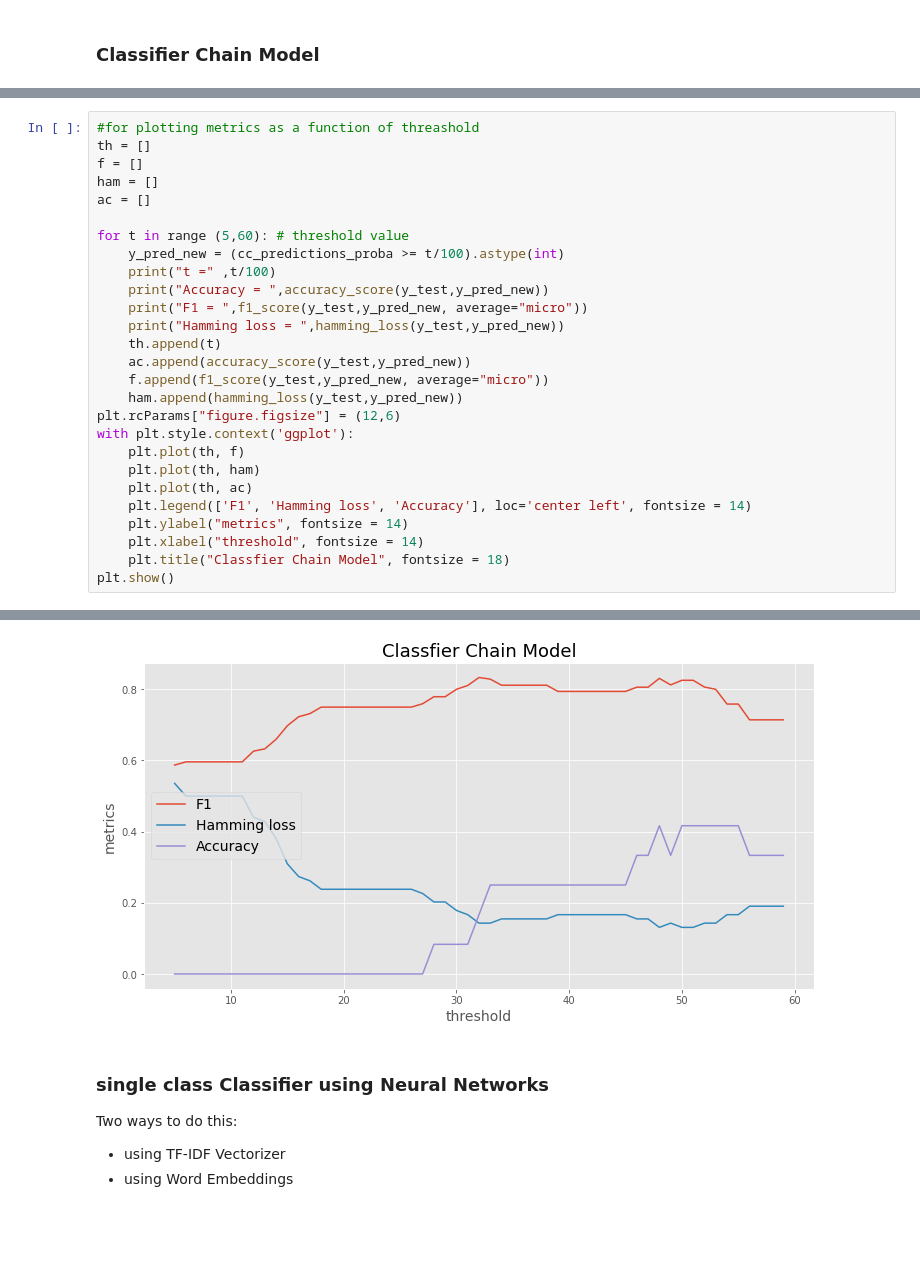
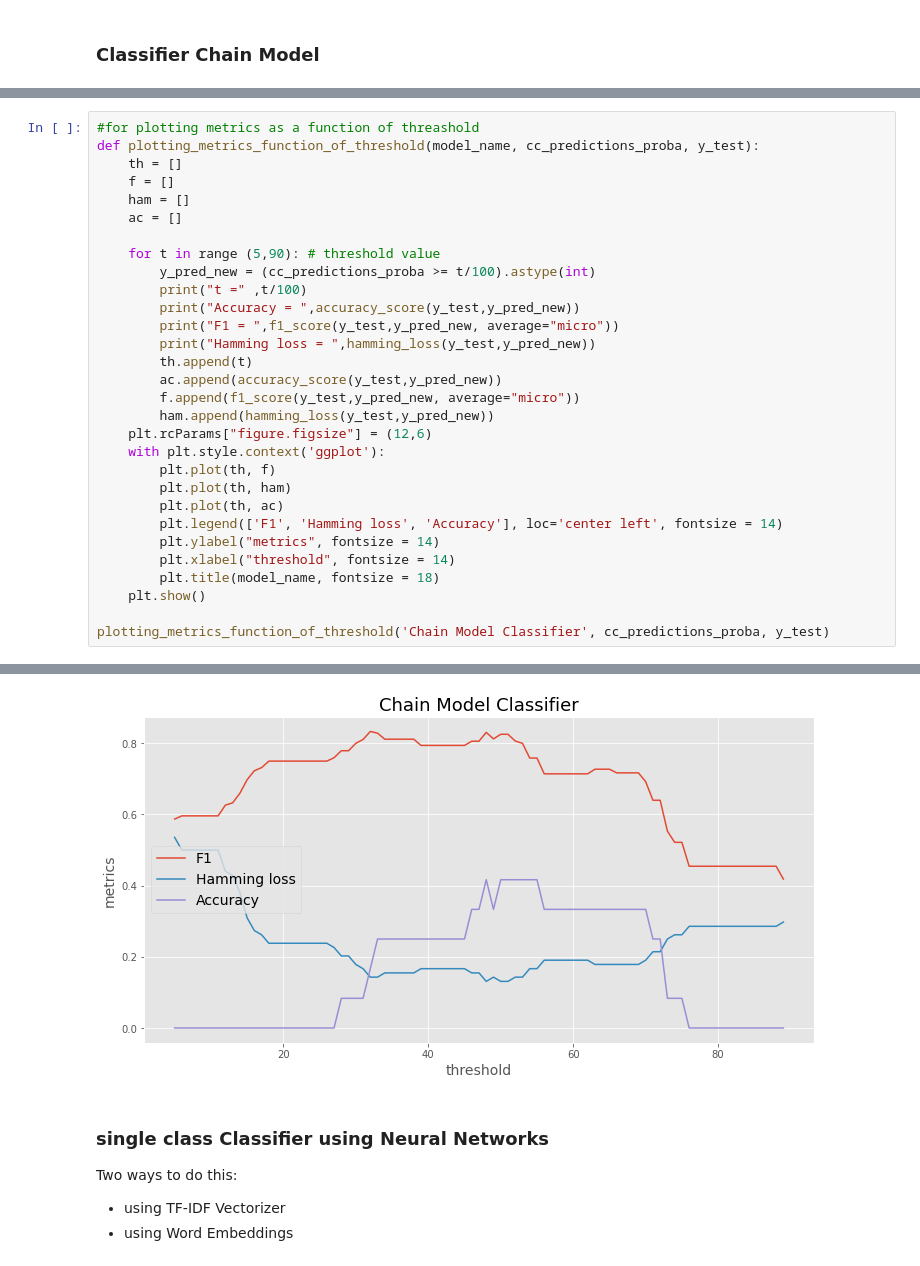
Before and after one commit to code-for-venezuela/c4v-py, a Jupyter notebook: creating_models/Multi-label Classification.ipynb, the cells around one changed output, grey strips where cells are left out. Cells and saved outputs as stored; diff of their text form; blank space fills up the shorter version.

```diff
--- a/creating_models/Multi-label Classification.ipynb
+++ b/creating_models/Multi-label Classification.ipynb
@@ -326,31 +330,34 @@ cc_predictions_proba = cc_classifier.predict_proba(x_test)
 # report_measures(y_test, cc_predictions_proba)
 # %%
 #for plotting metrics as a function of threashold
-th = []
-f = []
-ham = []
-ac = []
+def plotting_metrics_function_of_threshold(model_name, cc_predictions_proba, y_test):
+    th = []
+    f = []
+    ham = []
+    ac = []
 
-for t in range (5,60): # threshold value
-    y_pred_new = (cc_predictions_proba >= t/100).astype(int)
-    print("t =" ,t/100)
-    print("Accuracy = ",accuracy_score(y_test,y_pred_new))
-    print("F1 = ",f1_score(y_test,y_pred_new, average="micro"))
-    print("Hamming loss = ",hamming_loss(y_test,y_pred_new))
-    th.append(t)
-    ac.append(accuracy_score(y_test,y_pred_new))
-    f.append(f1_score(y_test,y_pred_new, average="micro"))
-    ham.append(hamming_loss(y_test,y_pred_new))
-plt.rcParams["figure.figsize"] = (12,6)
-with plt.style.context('ggplot'):
-    plt.plot(th, f)
-    plt.plot(th, ham)
-    plt.plot(th, ac)
-    plt.legend(['F1', 'Hamming loss', 'Accuracy'], loc='center left', fontsize = 14)
-    plt.ylabel("metrics", fontsize = 14)
-    plt.xlabel("threshold", fontsize = 14)
-    plt.title("Classfier Chain Model", fontsize = 18)
-plt.show()
+    for t in range (5,90): # threshold value
+        y_pred_new = (cc_predictions_proba >= t/100).astype(int)
+        print("t =" ,t/100)
+        print("Accuracy = ",accuracy_score(y_test,y_pred_new))
+        print("F1 = ",f1_score(y_test,y_pred_new, average="micro"))
+        print("Hamming loss = ",hamming_loss(y_test,y_pred_new))
+        th.append(t)
+        ac.append(accuracy_score(y_test,y_pred_new))
+        f.append(f1_score(y_test,y_pred_new, average="micro"))
+        ham.append(hamming_loss(y_test,y_pred_new))
+    plt.rcParams["figure.figsize"] = (12,6)
+    with plt.style.context('ggplot'):
+        plt.plot(th, f)
+        plt.plot(th, ham)
+        plt.plot(th, ac)
+        plt.legend(['F1', 'Hamming loss', 'Accuracy'], loc='center left', fontsize = 14)
+        plt.ylabel("metrics", fontsize = 14)
+        plt.xlabel("threshold", fontsize = 14)
+        plt.title(model_name, fontsize = 18)
+    plt.show()
+
+plotting_metrics_function_of_threshold('Chain Model Classifier', cc_predictions_proba, y_test)
 # %% [output]
 t = 0.05
 Accuracy =  0.0
@@ -372,4 +379,4 @@ Hamming loss =  0.19047619047619047
-[figure, old version]
+[figure, new version]
 # %% [markdown]
 ### single class Classifier using Neural Networks
 
```
Also changed, not shown: parts of 7 cells of this notebook.
